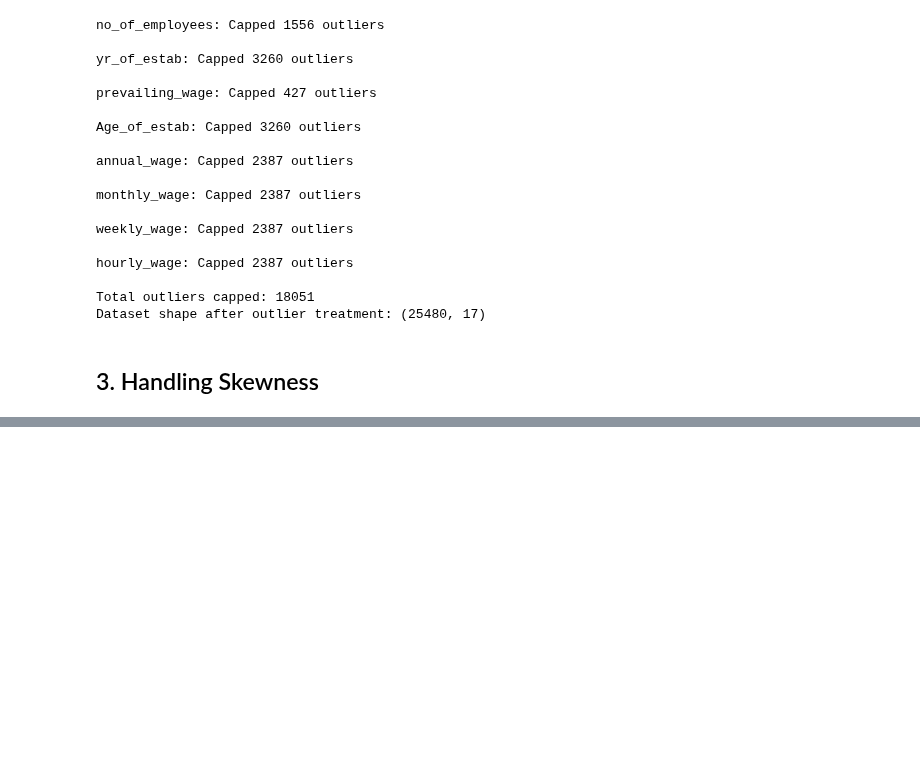
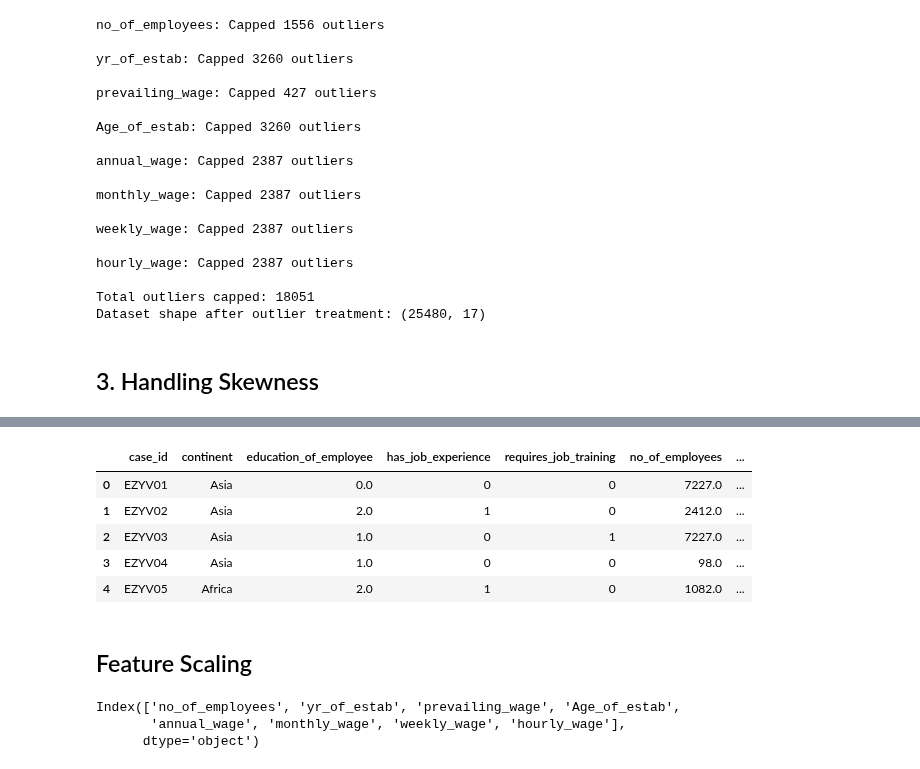
Before and after one commit to KudoroEsther/Files_Backend, a Jupyter notebook: Training_a_Model/Visa_Preprocessing.ipynb, the cells around one changed output, grey strips where cells are left out. Saved outputs shown, nothing was run; the diff lists cells and outputs as text; code cells hidden in the pictures; blank space fills up the shorter version.

```diff
--- a/Training_a_Model/Visa_Preprocessing.ipynb
+++ b/Training_a_Model/Visa_Preprocessing.ipynb
@@ -221,0 +245,19 @@ hourly_wage is right-skewed
+# %%
+# edu_order = [["High School", "Bachelor's", "Master's", "Doctorate"]]
+def ordinal_encoding(df_processed):
+    #Encoding education
+    edu_order = [["High School", "Bachelor's", "Master's", "Doctorate"]]
+    oe = OrdinalEncoder(categories=edu_order)
+    df_processed["education_of_employee"] = oe.fit_transform(df_processed[["education_of_employee"]])
+
+def binary_encoding(df_processed, features):
+    le = LabelEncoder()
+    for col in features:
+        df_processed[col] = le.fit_transform(df_processed[col])
+
+def one_hot_encoding(df_processed, features):
+    ohe = OneHotEncoder(sparse_output=False, drop="first")
+    # df_processed[features] = ohe.fit_transform(df_processed[[features]])
+    encode = ohe.fit_transform(df_processed[features])
+    encoded_df = pd.DataFrame(encode, columns=ohe.get_feature_names_out(features), index=df_processed.index)
+    df_processed = pd.concat([df_processed.drop(columns=features), encoded_df], axis = 1)
@@ -221,0 +273,13 @@ hourly_wage is right-skewed
+# %%
+binary_col = ["has_job_experience", "requires_job_training", "full_time_position", "case_status"]
+binary_encoding(df_processed, binary_col)
+ordinal_encoding(df_processed)
+
+df_processed.head()
+# %% [output]
+|  | case_id | continent | education_of_employee | has_job_experience | requires_job_training | no_of_employees | ... |
+| 0 | EZYV01 | Asia | 0.0 | 0 | 0 | 7227.0 | ... |
+| 1 | EZYV02 | Asia | 2.0 | 1 | 0 | 2412.0 | ... |
+| 2 | EZYV03 | Asia | 1.0 | 0 | 1 | 7227.0 | ... |
+| 3 | EZYV04 | Asia | 1.0 | 0 | 0 | 98.0 | ... |
+| 4 | EZYV05 | Africa | 2.0 | 1 | 0 | 1082.0 | ... |
@@ -221,0 +292,8 @@ hourly_wage is right-skewed
+# %% [markdown]
+## Feature Scaling
+# %%
+numerical_features
+# %% [output]
+Index(['no_of_employees', 'yr_of_estab', 'prevailing_wage', 'Age_of_estab',
+       'annual_wage', 'monthly_wage', 'weekly_wage', 'hourly_wage'],
+      dtype='object')
```
Also changed, not shown: parts of 11 cells of this notebook.
